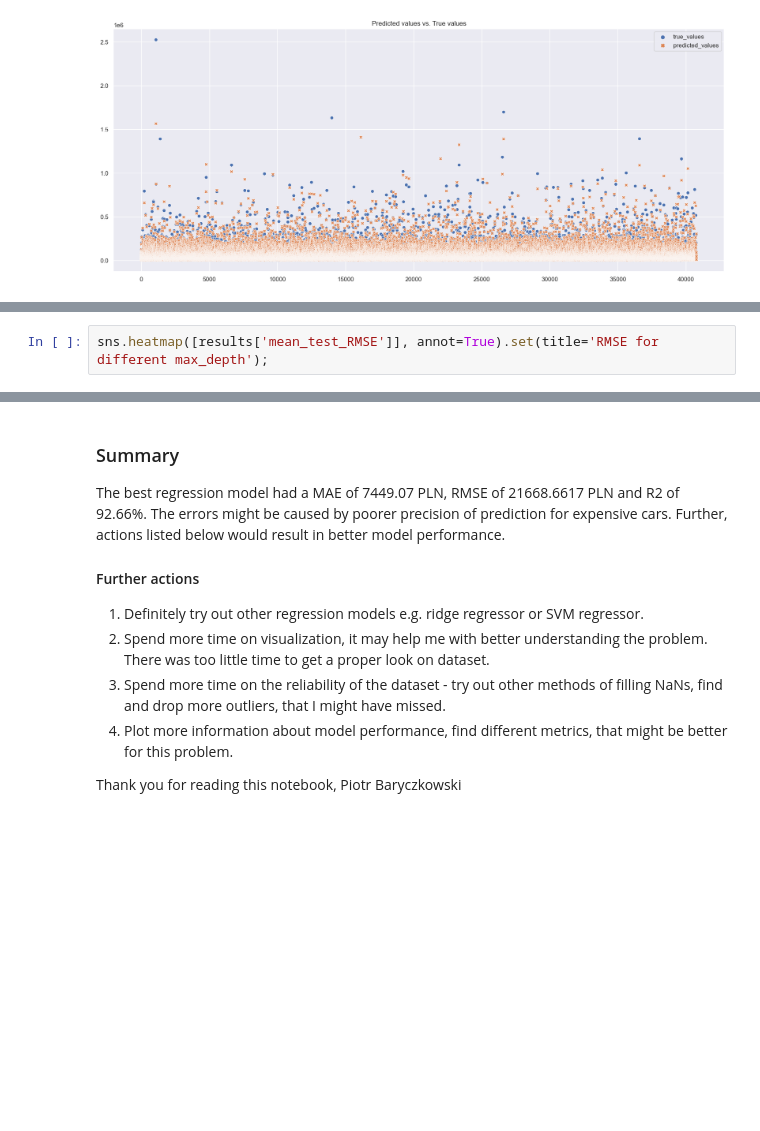
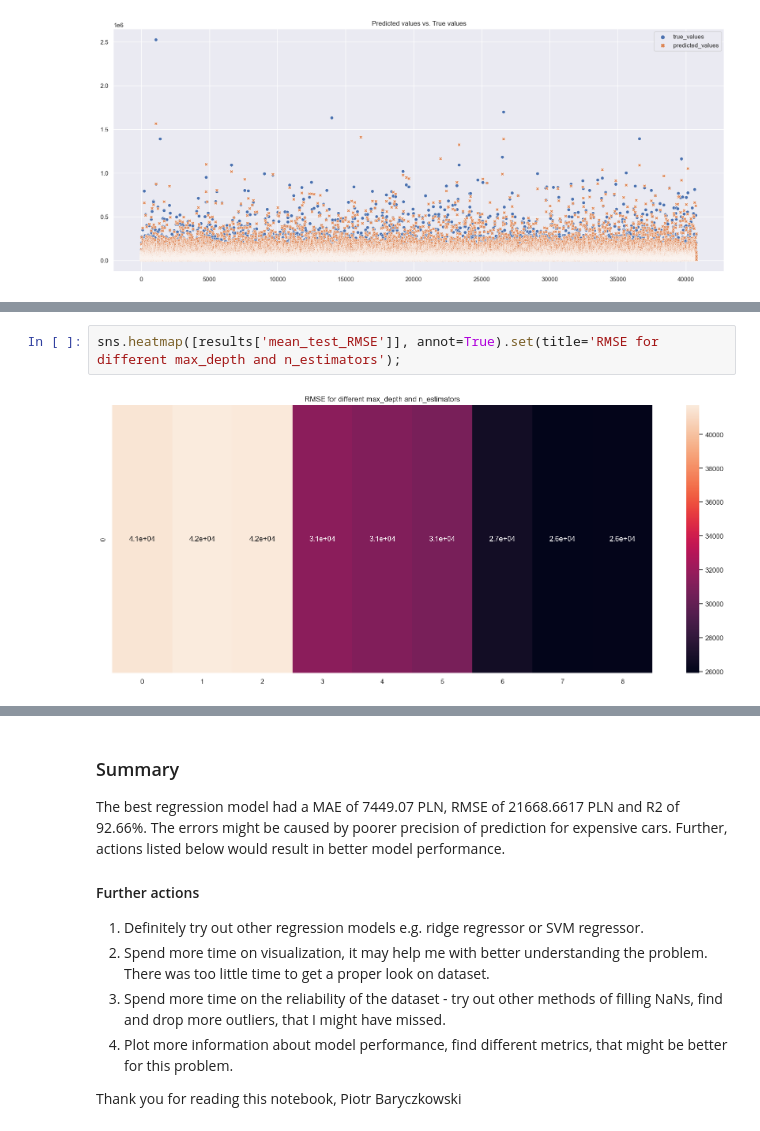
Before and after one commit to Piotr45/cars_price_prediction, a Jupyter notebook: car_price_prediction.ipynb, the cells around one changed output, grey strips where cells are left out. Drawn from its saved outputs; the diff is of its cells as text; blank space fills up the shorter version.

```diff
--- a/car_price_prediction.ipynb
+++ b/car_price_prediction.ipynb
@@ -354,3 +371,5 @@ sns.heatmap([results['mean_test_MAE']], annot=True).set(title='MAE for different
 # %%
-sns.heatmap([results['mean_test_RMSE']], annot=True).set(title='RMSE for different max_depth');
+sns.heatmap([results['mean_test_RMSE']], annot=True).set(title='RMSE for different max_depth and n_estimators');
+# %% [output]
+[figure, added]
 # %%
```
Also changed, not shown: parts of 19 cells of this notebook.
